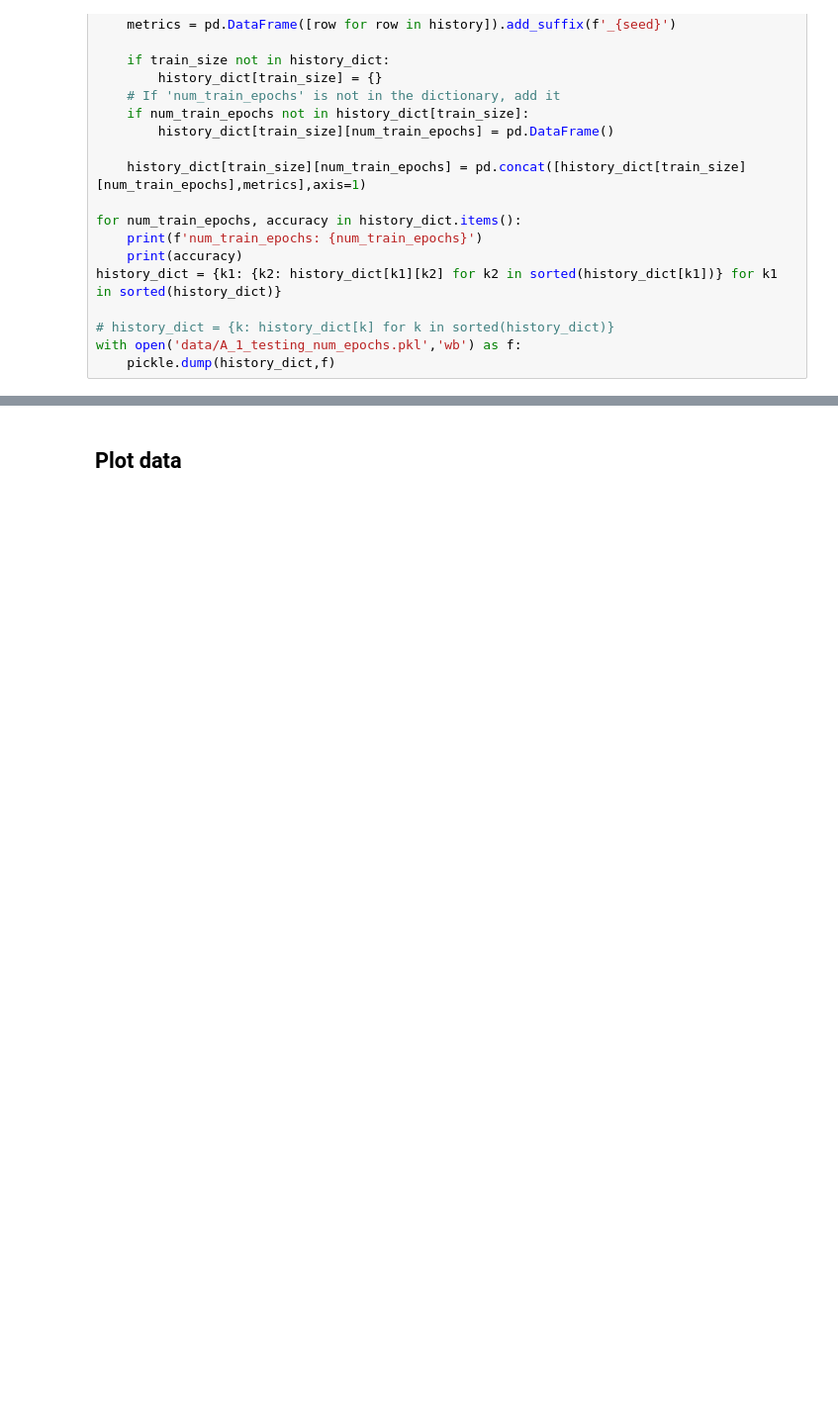
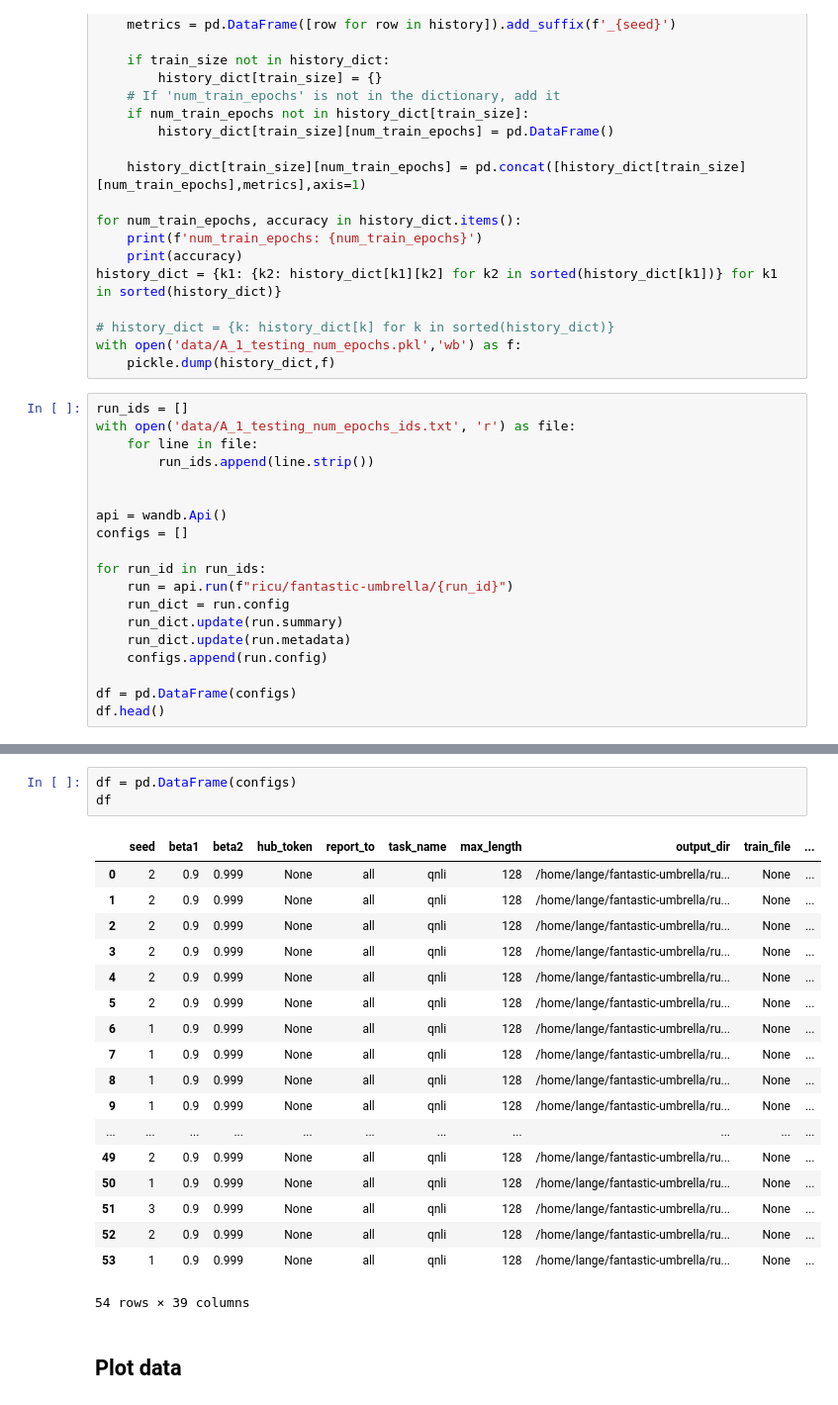
Before and after one commit to Ricu/fantastic-umbrella, a Jupyter notebook: notebooks/A_1_plotting_histories_epochs.ipynb, the cells around one changed output, grey strips where cells are left out. Shown at 99% size. Drawn from its saved outputs; the diff is of its cells as text; blank space fills up the shorter version.

```diff
--- a/notebooks/A_1_plotting_histories_epochs.ipynb
+++ b/notebooks/A_1_plotting_histories_epochs.ipynb
@@ -44,3 +44,22 @@ history_dict = {k1: {k2: history_dict[k1][k2] for k2 in sorted(history_dict[k1])
 # history_dict = {k: history_dict[k] for k in sorted(history_dict)}
 with open('data/A_1_testing_num_epochs.pkl','wb') as f:
     pickle.dump(history_dict,f)
+# %%
+run_ids = []
+with open('data/A_1_testing_num_epochs_ids.txt', 'r') as file:
+    for line in file:
+        run_ids.append(line.strip())
+
+
+api = wandb.Api()
+configs = []
+
+for run_id in run_ids:
+    run = api.run(f"ricu/fantastic-umbrella/{run_id}")
+    run_dict = run.config
+    run_dict.update(run.summary)
+    run_dict.update(run.metadata)
+    configs.append(run.config)
+
+df = pd.DataFrame(configs)
+df.head()
@@ -47,3 +92,25 @@ with open('data/A_1_testing_num_epochs.pkl','wb') as f:
+# %%
+df = pd.DataFrame(configs)
+df
+# %% [output]
+|  | seed | beta1 | beta2 | hub_token | report_to | task_name | max_length | output_dir | train_file | ... |
+| 0 | 2 | 0.9 | 0.999 | None | all | qnli | 128 | /home/lange/fantastic-umbrella/ru... | None | ... |
+| 1 | 2 | 0.9 | 0.999 | None | all | qnli | 128 | /home/lange/fantastic-umbrella/ru... | None | ... |
+| 2 | 2 | 0.9 | 0.999 | None | all | qnli | 128 | /home/lange/fantastic-umbrella/ru... | None | ... |
+| 3 | 2 | 0.9 | 0.999 | None | all | qnli | 128 | /home/lange/fantastic-umbrella/ru... | None | ... |
+| 4 | 2 | 0.9 | 0.999 | None | all | qnli | 128 | /home/lange/fantastic-umbrella/ru... | None | ... |
+| 5 | 2 | 0.9 | 0.999 | None | all | qnli | 128 | /home/lange/fantastic-umbrella/ru... | None | ... |
+| 6 | 1 | 0.9 | 0.999 | None | all | qnli | 128 | /home/lange/fantastic-umbrella/ru... | None | ... |
+| 7 | 1 | 0.9 | 0.999 | None | all | qnli | 128 | /home/lange/fantastic-umbrella/ru... | None | ... |
+| 8 | 1 | 0.9 | 0.999 | None | all | qnli | 128 | /home/lange/fantastic-umbrella/ru... | None | ... |
+| 9 | 1 | 0.9 | 0.999 | None | all | qnli | 128 | /home/lange/fantastic-umbrella/ru... | None | ... |
+| ... | ... | ... | ... | ... | ... | ... | ... | ... | ... | ... |
+| 49 | 2 | 0.9 | 0.999 | None | all | qnli | 128 | /home/lange/fantastic-umbrella/ru... | None | ... |
+| 50 | 1 | 0.9 | 0.999 | None | all | qnli | 128 | /home/lange/fantastic-umbrella/ru... | None | ... |
+| 51 | 3 | 0.9 | 0.999 | None | all | qnli | 128 | /home/lange/fantastic-umbrella/ru... | None | ... |
+| 52 | 2 | 0.9 | 0.999 | None | all | qnli | 128 | /home/lange/fantastic-umbrella/ru... | None | ... |
+| 53 | 1 | 0.9 | 0.999 | None | all | qnli | 128 | /home/lange/fantastic-umbrella/ru... | None | ... |
+54 rows × 39 columns
 # %% [markdown]
 ## Plot data
 # %%
```
Also changed, not shown: parts of 8 cells of this notebook, 2 other files.
